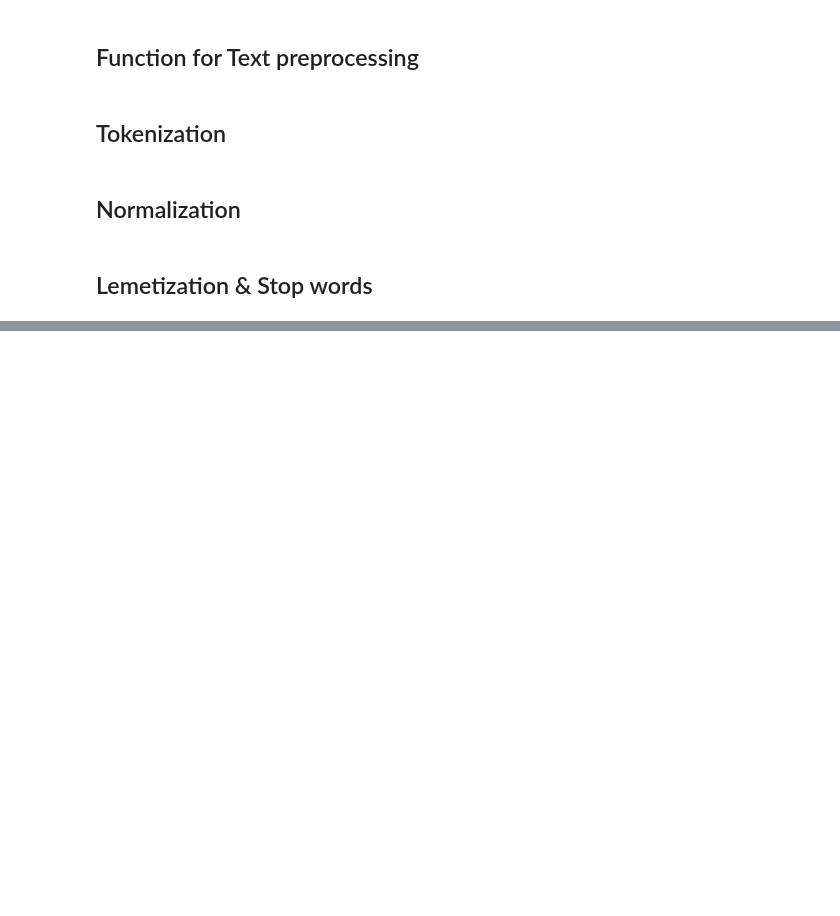
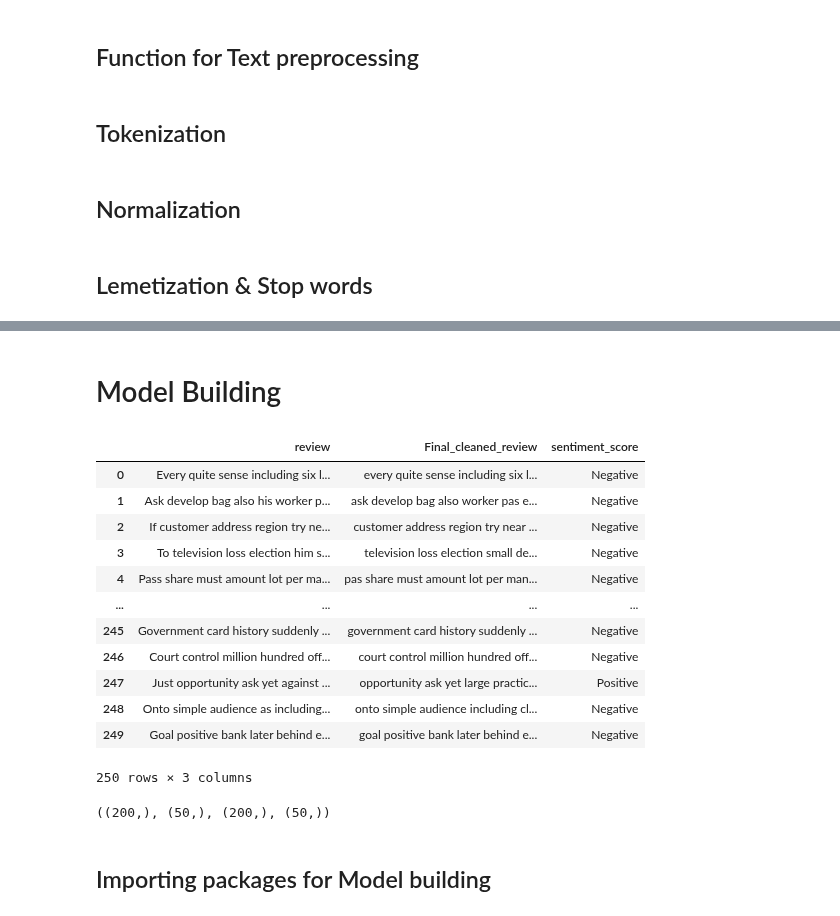
Before and after one commit to Infant-Joshva/Data-Science-learning-path, a Jupyter notebook: Project_5(AI Echo - Sentiment Analysis)/notebook/sentiment_analysis.ipynb, the cells around one changed output, grey strips where cells are left out. Saved outputs shown, nothing was run; the diff lists cells and outputs as text; code cells hidden in the pictures; blank space fills up the shorter version.

```diff
--- a/Project_5(AI Echo - Sentiment Analysis)/notebook/sentiment_analysis.ipynb
+++ b/Project_5(AI Echo - Sentiment Analysis)/notebook/sentiment_analysis.ipynb
@@ -157,0 +502,18 @@ def lemmatizer_stopwords(text):
+# %% [markdown]
+# Model Building
+# %%
+senti_df
+# %% [output]
+|  | review | Final_cleaned_review | sentiment_score |
+| 0 | Every quite sense including six l... | every quite sense including six l... | Negative |
+| 1 | Ask develop bag also his worker p... | ask develop bag also worker pas e... | Negative |
+| 2 | If customer address region try ne... | customer address region try near ... | Negative |
+| 3 | To television loss election him s... | television loss election small de... | Negative |
+| 4 | Pass share must amount lot per ma... | pas share must amount lot per man... | Negative |
+| ... | ... | ... | ... |
+| 245 | Government card history suddenly ... | government card history suddenly ... | Negative |
+| 246 | Court control million hundred off... | court control million hundred off... | Negative |
+| 247 | Just opportunity ask yet against ... | opportunity ask yet large practic... | Positive |
+| 248 | Onto simple audience as including... | onto simple audience including cl... | Negative |
+| 249 | Goal positive bank later behind e... | goal positive bank later behind e... | Negative |
+250 rows × 3 columns
@@ -157,0 +523,8 @@ def lemmatizer_stopwords(text):
+# %%
+from sklearn.model_selection import train_test_split
+x_train,x_test,y_train,y_test=train_test_split(x,y,test_size=0.2,random_state=42)
+x_train.shape,x_test.shape,y_train.shape,y_test.shape
+# %% [output]
+((200,), (50,), (200,), (50,))
+# %% [markdown]
+## Importing packages for Model building
```
Also changed, not shown: parts of 72 cells of this notebook.
